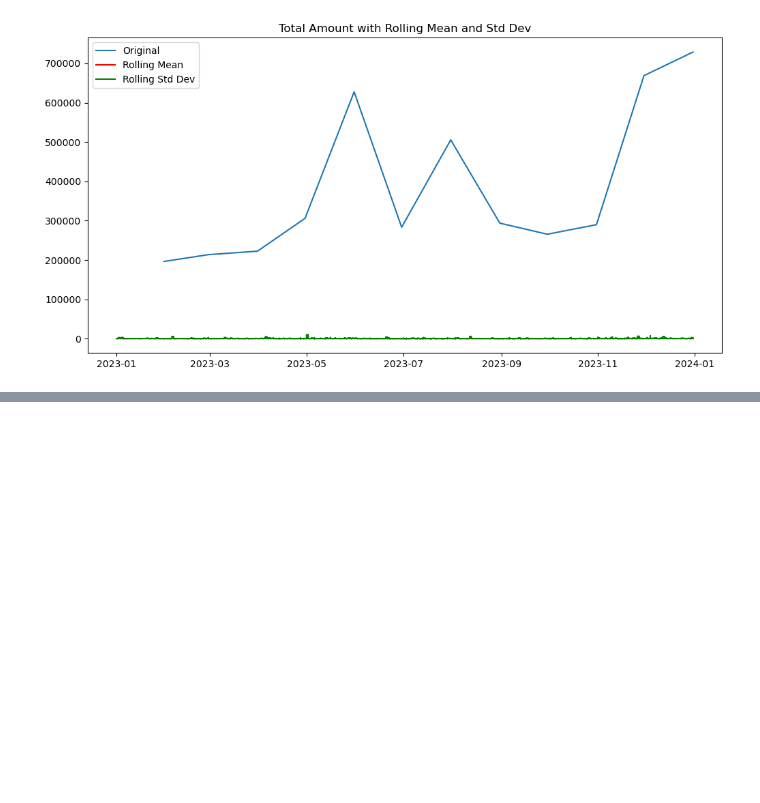
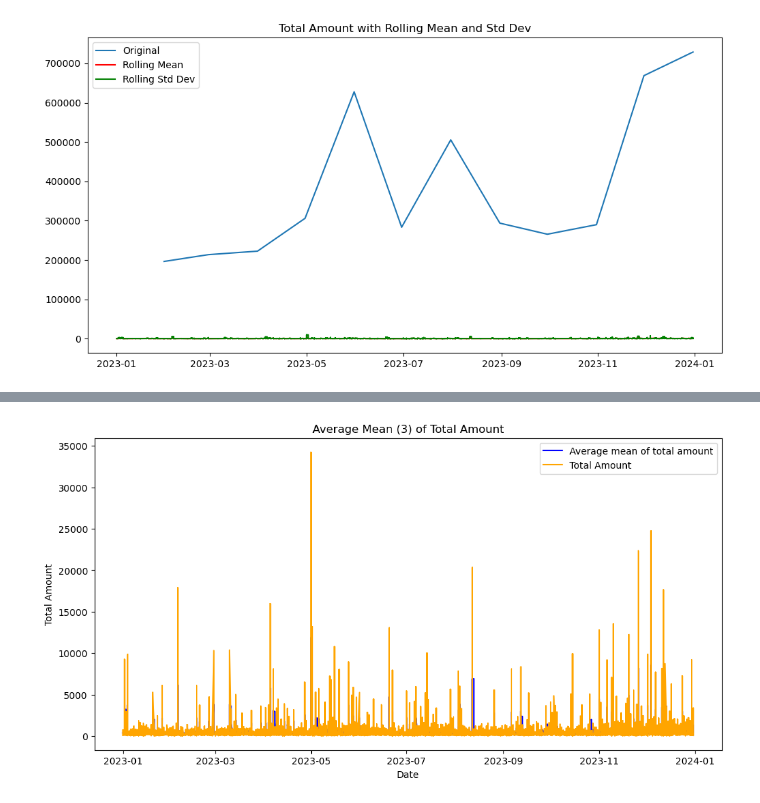
Before and after one commit to felekebeamlak-del/stat_capstone, a Jupyter notebook: G1 Stat Capstone.ipynb, the cells around one changed output, grey strips where cells are left out. Cells and saved outputs as stored; diff of their text form; code cells hidden in the pictures; blank space fills up the shorter version.

```diff
--- a/G1 Stat Capstone.ipynb
+++ b/G1 Stat Capstone.ipynb
@@ -633,0 +647,5 @@ ValueError: x must have 2 complete cycles requires 24 observations. x only has 1
+# %%
+# calculate rolling mean and rolling standard deviation for TotalAmount
+rolling_mean = retail_df['TotalAmount'].rolling(window=3).mean().round(2)
+rolling_std = retail_df['TotalAmount'].rolling(window=3).std().round(2)
+print(rolling_mean, rolling_std)
@@ -633,0 +681,12 @@ ValueError: x must have 2 complete cycles requires 24 observations. x only has 1
+# %%
+# plot rolling mean of total amount with date as an index
+plt.figure(figsize=(12,6))
+plt.plot(rolling_mean, color='blue', label='Average mean of total amount')
+plt.plot(retail_df['TotalAmount'], color = "orange", label='Total Amount')
+plt.title('Average Mean (3) of Total Amount')
+plt.xlabel('Date')
+plt.ylabel('Total Amount')
+plt.legend()
+plt.show()
+# %% [output]
+[figure, added]
```
Also changed, not shown: parts of 5 cells of this notebook.
